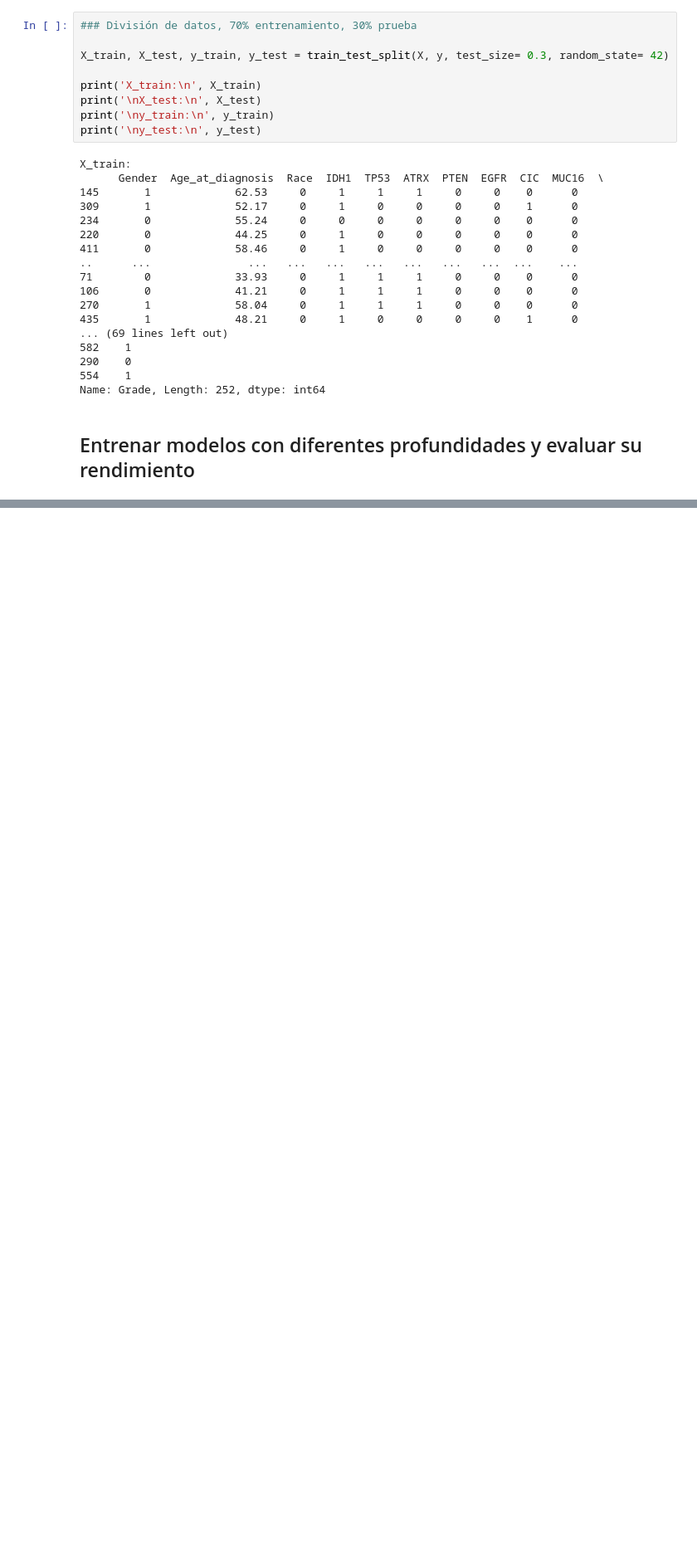
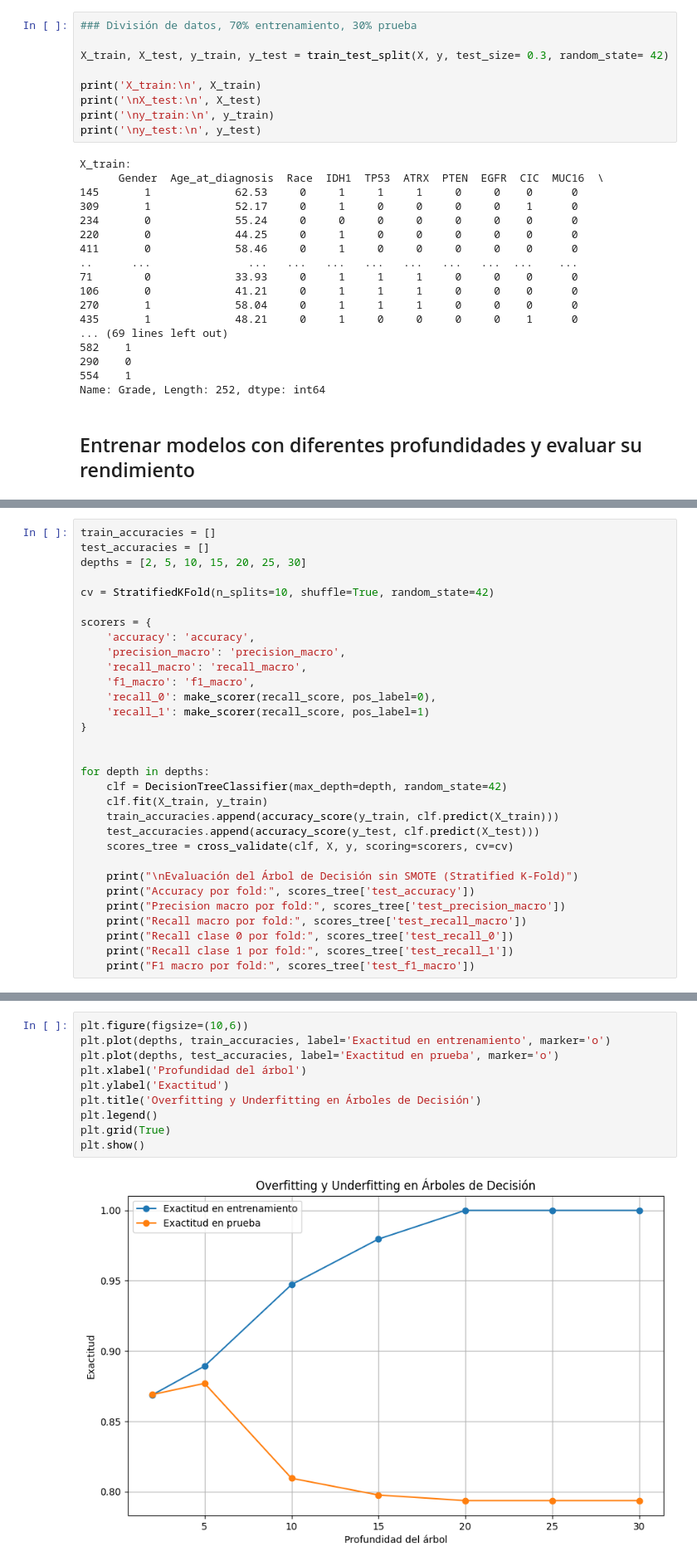
Before and after one commit to LailaBulh/Programacion---Claas-Files, a Jupyter notebook: practica26_2.ipynb, the cells around one changed output, grey strips where cells are left out. Shown at 83% size. Drawn from its saved outputs; the diff is of its cells as text; blank space fills up the shorter version.

```diff
--- a/practica26_2.ipynb
+++ b/practica26_2.ipynb
@@ -203,0 +208,31 @@ Name: Grade, Length: 252, dtype: int64
+# %%
+train_accuracies = []
+test_accuracies = []
+depths = [2, 5, 10, 15, 20, 25, 30]
+
+cv = StratifiedKFold(n_splits=10, shuffle=True, random_state=42)
+
+scorers = {
+    'accuracy': 'accuracy',
+    'precision_macro': 'precision_macro',
+    'recall_macro': 'recall_macro',
+    'f1_macro': 'f1_macro',
+    'recall_0': make_scorer(recall_score, pos_label=0),
+    'recall_1': make_scorer(recall_score, pos_label=1)
+}
+
+
+for depth in depths:
+    clf = DecisionTreeClassifier(max_depth=depth, random_state=42)
+    clf.fit(X_train, y_train)
+    train_accuracies.append(accuracy_score(y_train, clf.predict(X_train)))
+    test_accuracies.append(accuracy_score(y_test, clf.predict(X_test)))
+    scores_tree = cross_validate(clf, X, y, scoring=scorers, cv=cv)
+
+    print("\nEvaluación del Árbol de Decisión sin SMOTE (Stratified K-Fold)")
+    print("Accuracy por fold:", scores_tree['test_accuracy'])
+    print("Precision macro por fold:", scores_tree['test_precision_macro'])
+    print("Recall macro por fold:", scores_tree['test_recall_macro'])
+    print("Recall clase 0 por fold:", scores_tree['test_recall_0'])
+    print("Recall clase 1 por fold:", scores_tree['test_recall_1'])
+    print("F1 macro por fold:", scores_tree['test_f1_macro'])
@@ -203,0 +261,12 @@ Name: Grade, Length: 252, dtype: int64
+# %%
+plt.figure(figsize=(10,6))
+plt.plot(depths, train_accuracies, label='Exactitud en entrenamiento', marker='o')
+plt.plot(depths, test_accuracies, label='Exactitud en prueba', marker='o')
+plt.xlabel('Profundidad del árbol')
+plt.ylabel('Exactitud')
+plt.title('Overfitting y Underfitting en Árboles de Decisión')
+plt.legend()
+plt.grid(True)
+plt.show()
+# %% [output]
+[figure, added]
```
Also changed, not shown: parts of 4 cells of this notebook.
